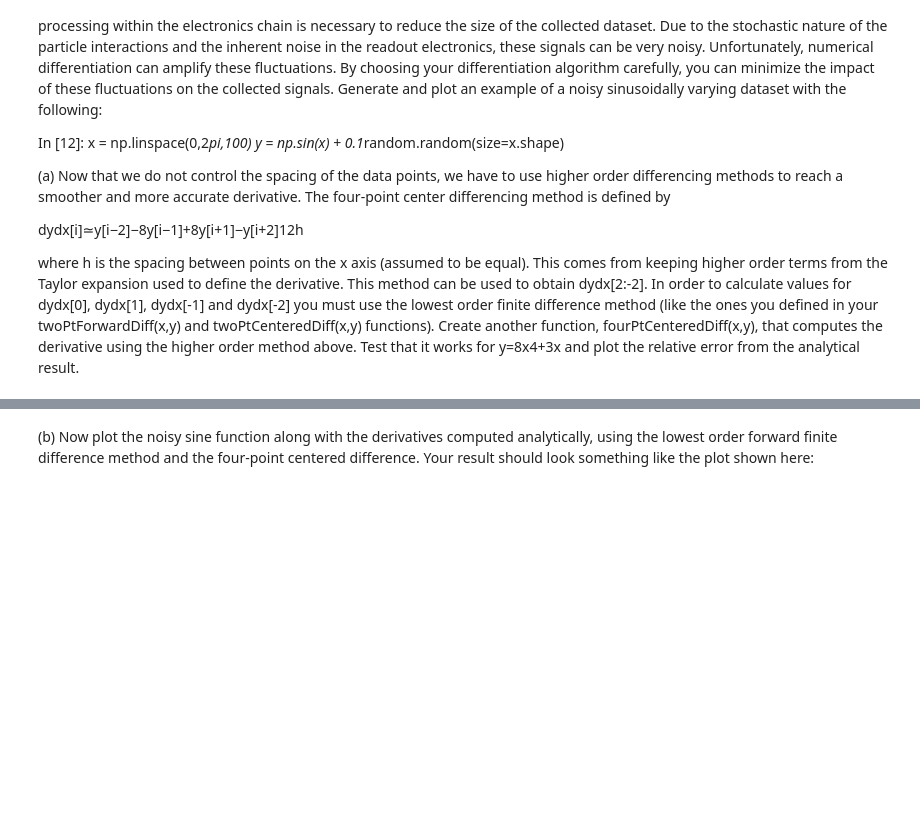
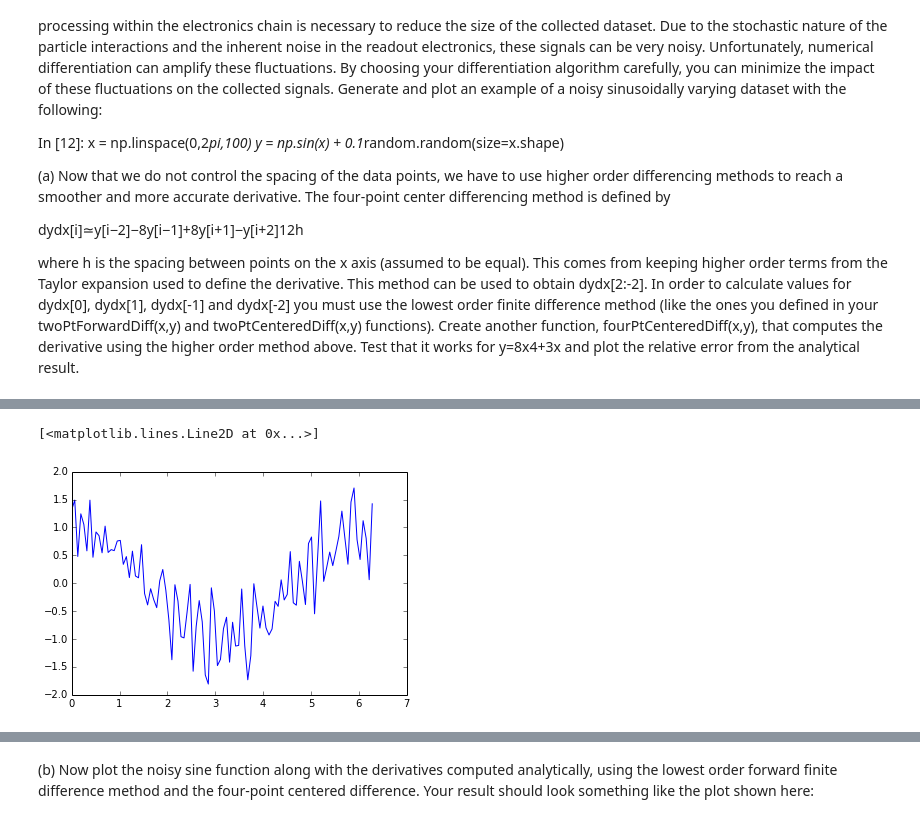
Before and after one commit to eizaguir/PHYS202-S14, a Jupyter notebook: SciPy/DifferentiationExercises.ipynb, the cells around one changed output, grey strips where cells are left out. Cells and saved outputs as stored; diff of their text form; code cells hidden in the pictures; blank space fills up the shorter version.

```diff
--- a/SciPy/DifferentiationExercises.ipynb
+++ b/SciPy/DifferentiationExercises.ipynb
@@ -147,6 +147,13 @@ def fourPtCenteredDiff(x,y):
     dydx[-2] = (y[-2] - y[-3])/(x[-2] - x[-3])
 
     return dydx
+# %%
+dydx1 = fourPtCenteredDiff(x,y)
+
+plt.plot(x,dydx1)
+# %% [output]
+[<matplotlib.lines.Line2D at 0x...>]
+[figure, added]
 # %%
 dydx1 = fourPtCenteredDiff(x,y)
 
```
Also changed, not shown: parts of 4 cells of this notebook.
